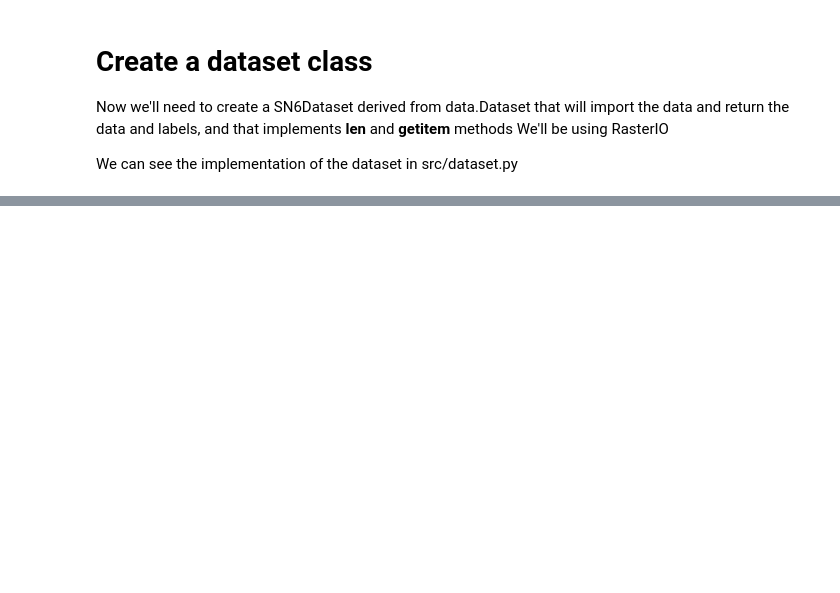
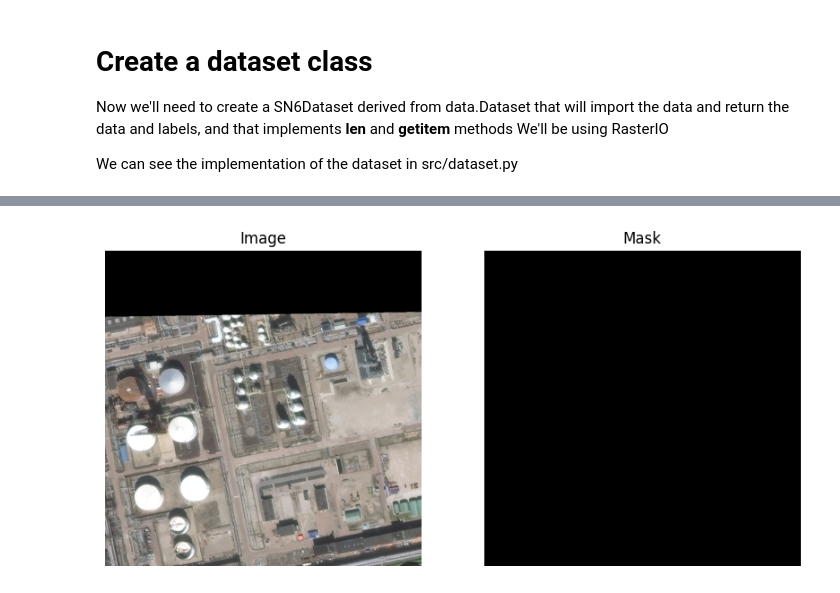
Before and after one commit to rickythewoof/remote_sensing, a Jupyter notebook: dataset_TBR.ipynb, the cells around one changed output, grey strips where cells are left out. Saved outputs shown, nothing was run; the diff lists cells and outputs as text; code cells hidden in the pictures; blank space fills up the shorter version.

Commit message:
Added a segmentation_mask function which doesn't work. Created a mean, std function that calcs them using the gpu. Normalized images and created a visualize_image function

```diff
--- a/dataset_TBR.ipynb
+++ b/dataset_TBR.ipynb
@@ -19,5 +24,5 @@ import torchvision.transforms as transforms
 # %% [markdown]
 We should test that the CUDA platform has been successfully recognized and it's being in use with pyTorch
 # %%
-device = utils.set_and_test_cuda()
+device = utils.set_cuda_and_seed()
 # %% [output]
@@ -39,4 +39,4 @@ We'll be using RasterIO
 
 We can see the implementation of the dataset in src/dataset.py
 # %%
-train_dataset = dataset.SN6Dataset()
+train_dataset = dataset.SN6Dataset('./data/train/AOI_11_Rotterdam')
@@ -56,0 +47,7 @@ data_loader = data.DataLoader(dataset_train, batch_size=10, shuffle=True)
+# %%
+data_loader = data.DataLoader(train_dataset, batch_size=16, shuffle=True)
+
+image, mask = next(iter(data_loader))
+utils.visualize_image(utils.normalize_image(image[0]), mask[0])
+# %% [output]
+[figure, added]
```
Also changed, not shown: parts of 9 cells of this notebook, 2 other files.
